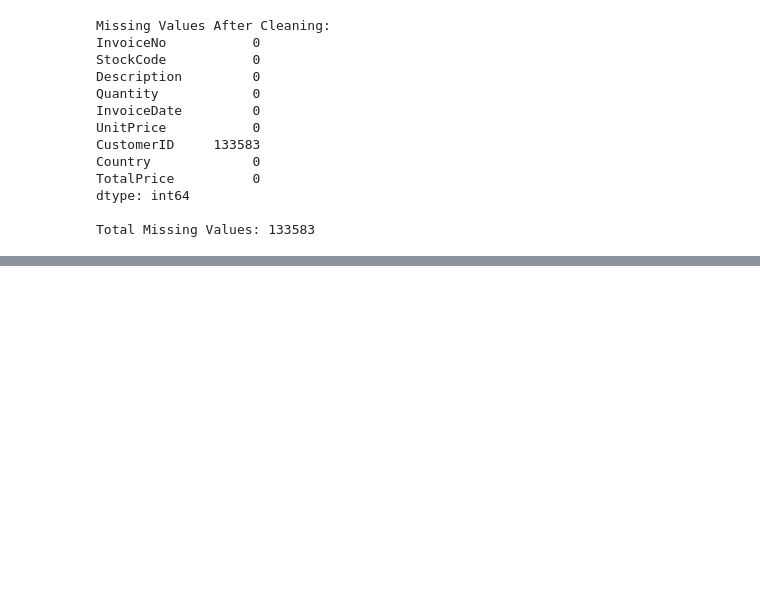
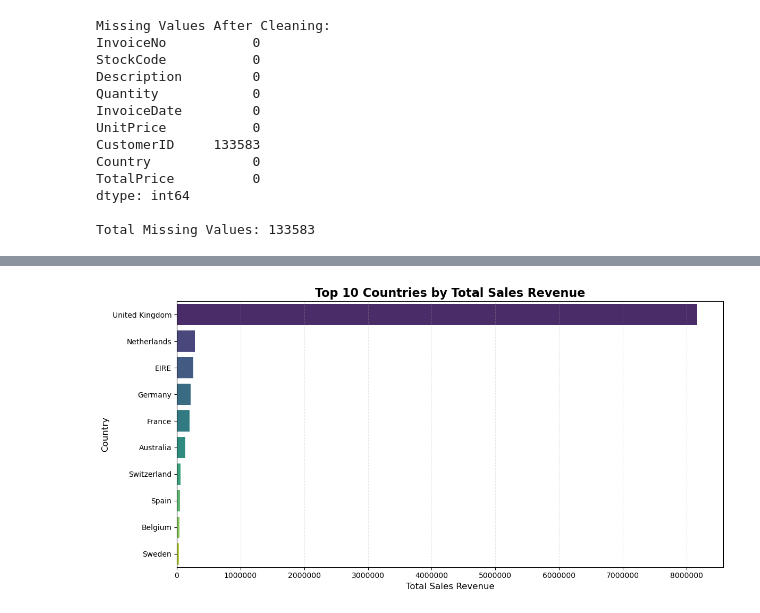
Before and after one commit to Abdullah-awa/Data_Visualisation_CA2, a Jupyter notebook: Data_Vis_CA2.ipynb, the cells around one changed output, grey strips where cells are left out. Saved outputs shown, nothing was run; the diff lists cells and outputs as text; code cells hidden in the pictures; blank space fills up the shorter version.

Commit message:
Added EDA, descriptive statistics, transaction analysis, and Top 10 Countries by Sales Revenue bar chart with business insights.

```diff
--- a/Data_Vis_CA2.ipynb
+++ b/Data_Vis_CA2.ipynb
@@ -935,0 +1089,14 @@ First 5 Records:
+# %%
+# Calculate total sales revenue for each country
+
+country_sales = (
+    df_clean.groupby('Country')['TotalPrice']
+    .sum()
+    .sort_values(ascending=False)
+)
+
+# Display the top 10 countries by sales
+
+top_10_countries = country_sales.head(10)
+
+display(top_10_countries.round(2))
@@ -935,0 +1116,26 @@ First 5 Records:
+# %%
+# Visualise the top 10 countries by sales revenue
+
+plt.figure(figsize=(12, 6))
+
+sns.barplot(
+    x=top_10_countries.values,
+    y=top_10_countries.index,
+    hue=top_10_countries.index,
+    palette='viridis',
+    legend=False
+)
+
+plt.title('Top 10 Countries by Total Sales Revenue',
+          fontsize=16, fontweight='bold')
+
+plt.xlabel('Total Sales Revenue', fontsize=12)
+plt.ylabel('Country', fontsize=12)
+
+plt.ticklabel_format(style='plain', axis='x')
+plt.grid(axis='x', linestyle='--', alpha=0.3)
+
+plt.tight_layout()
+plt.show()
+# %% [output]
+[figure, added]
```
Also changed, not shown: parts of 9 cells of this notebook.
